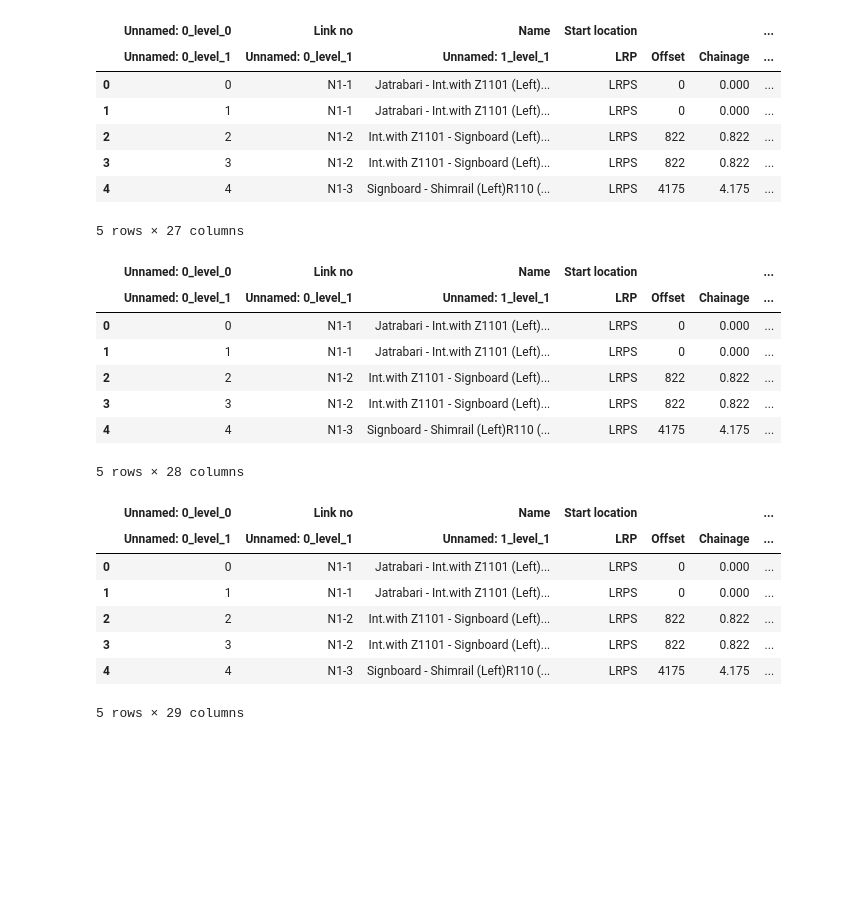
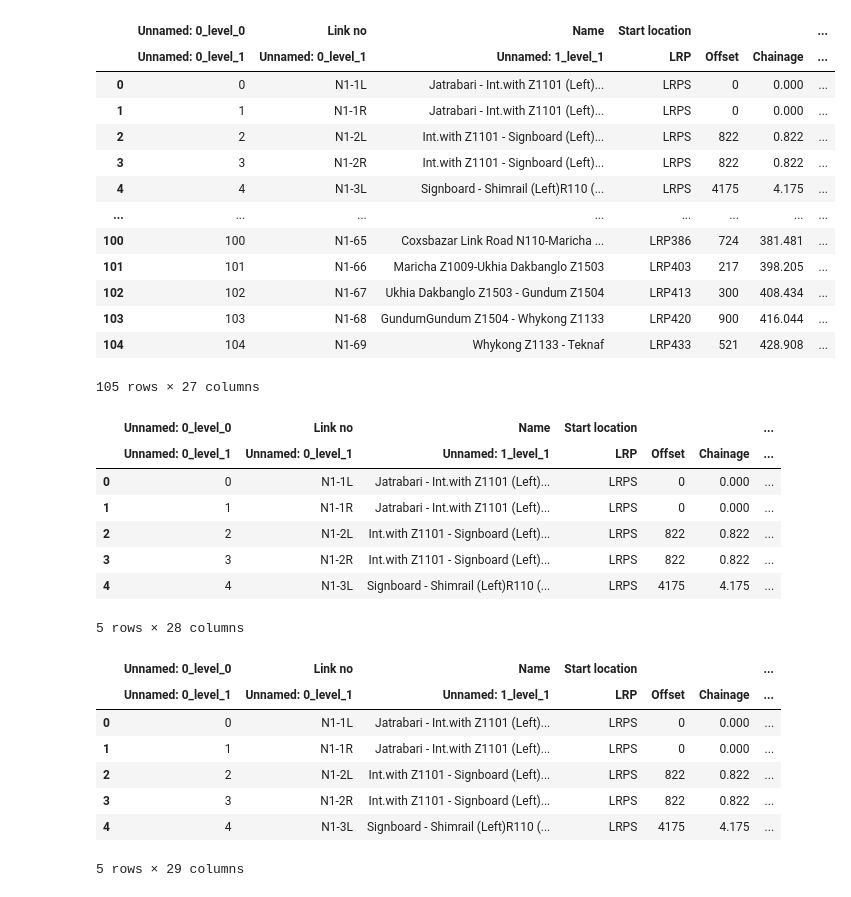
Before and after one commit to mlmoleman/EPA133A-G07-A4, a Jupyter notebook: notebooks/traffic_flows_cleaning.ipynb, the cells around one changed output. Cells and saved outputs as stored; diff of their text form; code cells hidden in the pictures; blank space fills up the shorter version.

```diff
--- a/notebooks/traffic_flows_cleaning.ipynb
+++ b/notebooks/traffic_flows_cleaning.ipynb
@@ -24,17 +41,24 @@ df_traffic_N1.head()
 # %%
-#1. removing L/R from rows
-df_traffic_N1[('Link no', 'Unnamed: 0_level_1')] = df_traffic_N1[('Link no', 'Unnamed: 0_level_1')].str[:-1]
+# #1. removing L/R from rows
+# df_traffic_N1[('Link no', 'Unnamed: 0_level_1')] =df_traffic_N1[('Link no', 'Unnamed: 0_level_1')].apply(lambda x: x[:-1] if x[:-1] == 'L' or x[:-1] == 'R' else x)
+# #
 # %%
-df_traffic_N1.head()
+df_traffic_N1
 # %% [output]
 |  | Unnamed: 0_level_0 | Link no | Name | Start location |  |  | ... |
 |  | Unnamed: 0_level_1 | Unnamed: 0_level_1 | Unnamed: 1_level_1 | LRP | Offset | Chainage | ... |
-| 0 | 0 | N1-1 | Jatrabari - Int.with Z1101 (Left)... | LRPS | 0 | 0.000 | ... |
-| 1 | 1 | N1-1 | Jatrabari - Int.with Z1101 (Left)... | LRPS | 0 | 0.000 | ... |
-| 2 | 2 | N1-2 | Int.with Z1101 - Signboard (Left)... | LRPS | 822 | 0.822 | ... |
-| 3 | 3 | N1-2 | Int.with Z1101 - Signboard (Left)... | LRPS | 822 | 0.822 | ... |
-| 4 | 4 | N1-3 | Signboard - Shimrail (Left)R110 (... | LRPS | 4175 | 4.175 | ... |
+| 0 | 0 | N1-1L | Jatrabari - Int.with Z1101 (Left)... | LRPS | 0 | 0.000 | ... |
+| 1 | 1 | N1-1R | Jatrabari - Int.with Z1101 (Left)... | LRPS | 0 | 0.000 | ... |
+| 2 | 2 | N1-2L | Int.with Z1101 - Signboard (Left)... | LRPS | 822 | 0.822 | ... |
+| 3 | 3 | N1-2R | Int.with Z1101 - Signboard (Left)... | LRPS | 822 | 0.822 | ... |
+| 4 | 4 | N1-3L | Signboard - Shimrail (Left)R110 (... | LRPS | 4175 | 4.175 | ... |
+| ... | ... | ... | ... | ... | ... | ... | ... |
+| 100 | 100 | N1-65 | Coxsbazar Link Road N110-Maricha ... | LRP386 | 724 | 381.481 | ... |
+| 101 | 101 | N1-66 | Maricha Z1009-Ukhia Dakbanglo Z1503 | LRP403 | 217 | 398.205 | ... |
+| 102 | 102 | N1-67 | Ukhia Dakbanglo Z1503 - Gundum Z1504 | LRP413 | 300 | 408.434 | ... |
+| 103 | 103 | N1-68 | GundumGundum Z1504 - Whykong Z1133 | LRP420 | 900 | 416.044 | ... |
+| 104 | 104 | N1-69 | Whykong Z1133 - Teknaf | LRP433 | 521 | 428.908 | ... |
-5 rows × 27 columns
+105 rows × 27 columns
 # %%
 #2. Make two transport categories: cargo and people
 df_traffic_N1[('Aggregate Traffic Data', 'Total Cargo')] = (df_traffic_N1[('Traffic Data', 'Heavy Truck')] + df_traffic_N1[('Traffic Data', 'Medium Truck')] + df_traffic_N1[('Traffic Data', 'Small Truck')])
@@ -43,11 +67,11 @@ df_traffic_N1.head()
 # %% [output]
 |  | Unnamed: 0_level_0 | Link no | Name | Start location |  |  | ... |
 |  | Unnamed: 0_level_1 | Unnamed: 0_level_1 | Unnamed: 1_level_1 | LRP | Offset | Chainage | ... |
-| 0 | 0 | N1-1 | Jatrabari - Int.with Z1101 (Left)... | LRPS | 0 | 0.000 | ... |
-| 1 | 1 | N1-1 | Jatrabari - Int.with Z1101 (Left)... | LRPS | 0 | 0.000 | ... |
-| 2 | 2 | N1-2 | Int.with Z1101 - Signboard (Left)... | LRPS | 822 | 0.822 | ... |
-| 3 | 3 | N1-2 | Int.with Z1101 - Signboard (Left)... | LRPS | 822 | 0.822 | ... |
-| 4 | 4 | N1-3 | Signboard - Shimrail (Left)R110 (... | LRPS | 4175 | 4.175 | ... |
+| 0 | 0 | N1-1L | Jatrabari - Int.with Z1101 (Left)... | LRPS | 0 | 0.000 | ... |
+| 1 | 1 | N1-1R | Jatrabari - Int.with Z1101 (Left)... | LRPS | 0 | 0.000 | ... |
+| 2 | 2 | N1-2L | Int.with Z1101 - Signboard (Left)... | LRPS | 822 | 0.822 | ... |
+| 3 | 3 | N1-2R | Int.with Z1101 - Signboard (Left)... | LRPS | 822 | 0.822 | ... |
+| 4 | 4 | N1-3L | Signboard - Shimrail (Left)R110 (... | LRPS | 4175 | 4.175 | ... |
 5 rows × 28 columns
 # %%
 df_traffic_N1[('Aggregate Traffic Data', 'Total People')] = (df_traffic_N1[('Traffic Data', 'Large Bus')] + df_traffic_N1[('Traffic Data', 'Medium Bus')] + df_traffic_N1[('Traffic Data', 'Micro Bus')] + df_traffic_N1[('Traffic Data', 'Utility')] + df_traffic_N1[('Traffic Data', 'Car')] + df_traffic_N1[('Traffic Data', 'Motor Cycle')] + df_traffic_N1[('Traffic Data', 'Auto Rickshaw')])
@@ -56,11 +80,11 @@ df_traffic_N1.head()
 # %% [output]
 |  | Unnamed: 0_level_0 | Link no | Name | Start location |  |  | ... |
 |  | Unnamed: 0_level_1 | Unnamed: 0_level_1 | Unnamed: 1_level_1 | LRP | Offset | Chainage | ... |
-| 0 | 0 | N1-1 | Jatrabari - Int.with Z1101 (Left)... | LRPS | 0 | 0.000 | ... |
-| 1 | 1 | N1-1 | Jatrabari - Int.with Z1101 (Left)... | LRPS | 0 | 0.000 | ... |
-| 2 | 2 | N1-2 | Int.with Z1101 - Signboard (Left)... | LRPS | 822 | 0.822 | ... |
-| 3 | 3 | N1-2 | Int.with Z1101 - Signboard (Left)... | LRPS | 822 | 0.822 | ... |
-| 4 | 4 | N1-3 | Signboard - Shimrail (Left)R110 (... | LRPS | 4175 | 4.175 | ... |
+| 0 | 0 | N1-1L | Jatrabari - Int.with Z1101 (Left)... | LRPS | 0 | 0.000 | ... |
+| 1 | 1 | N1-1R | Jatrabari - Int.with Z1101 (Left)... | LRPS | 0 | 0.000 | ... |
+| 2 | 2 | N1-2L | Int.with Z1101 - Signboard (Left)... | LRPS | 822 | 0.822 | ... |
+| 3 | 3 | N1-2R | Int.with Z1101 - Signboard (Left)... | LRPS | 822 | 0.822 | ... |
+| 4 | 4 | N1-3L | Signboard - Shimrail (Left)R110 (... | LRPS | 4175 | 4.175 | ... |
 5 rows × 29 columns
 # %%
 df_traffic_N1 = df_traffic_N1.drop(columns = ['Heavy Truck', 'Medium Truck', 'Small Truck', 'Large Bus', 'Medium Bus', 'Micro Bus', 'Utility', 'Car', 'Auto Rickshaw', 'Motor Cycle', 'Bi-Cycle', 'Cycle Rickshaw', 'Cart'], level = 1)
```
Also changed, not shown: parts of 33 cells of this notebook, 4 other files.
